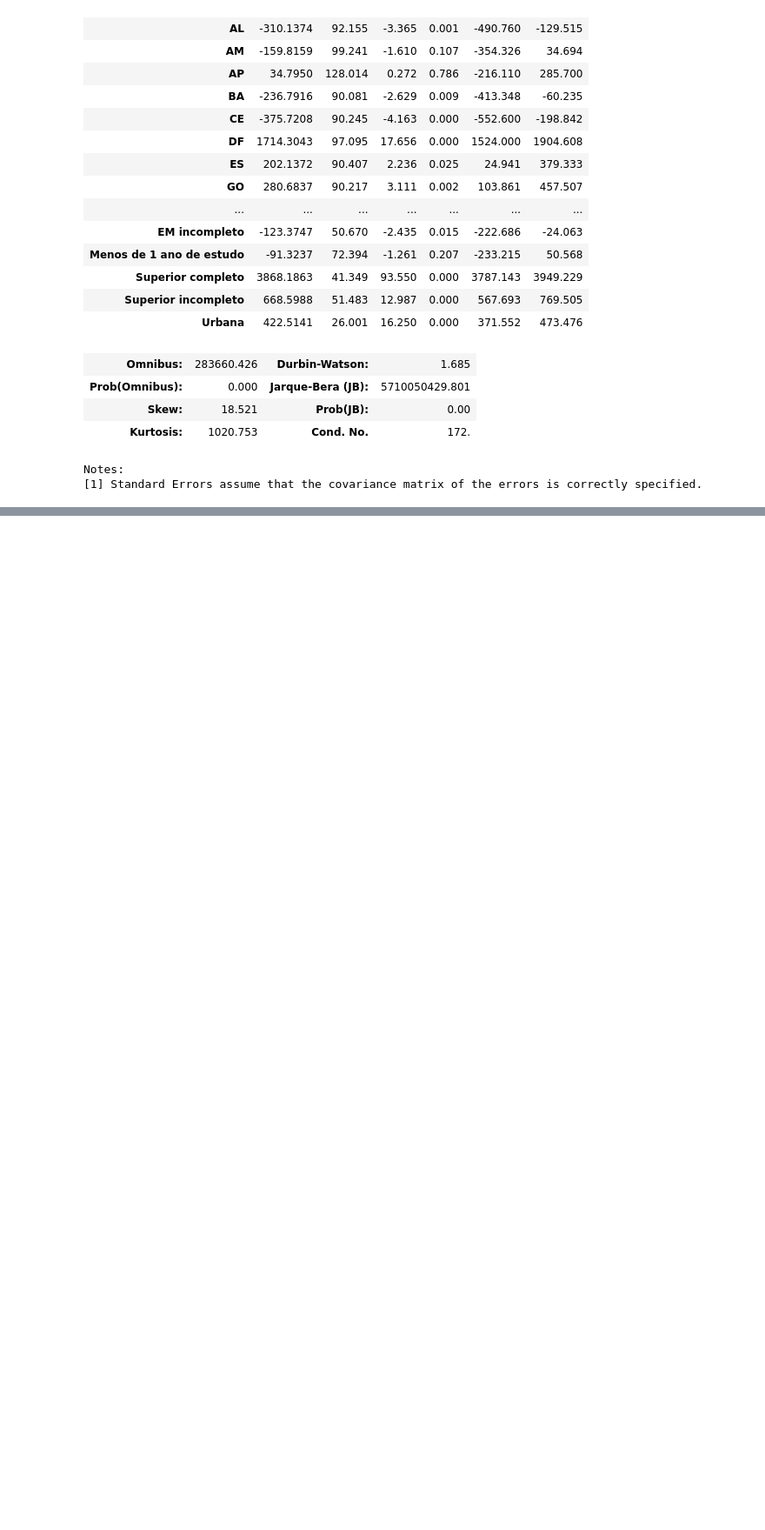
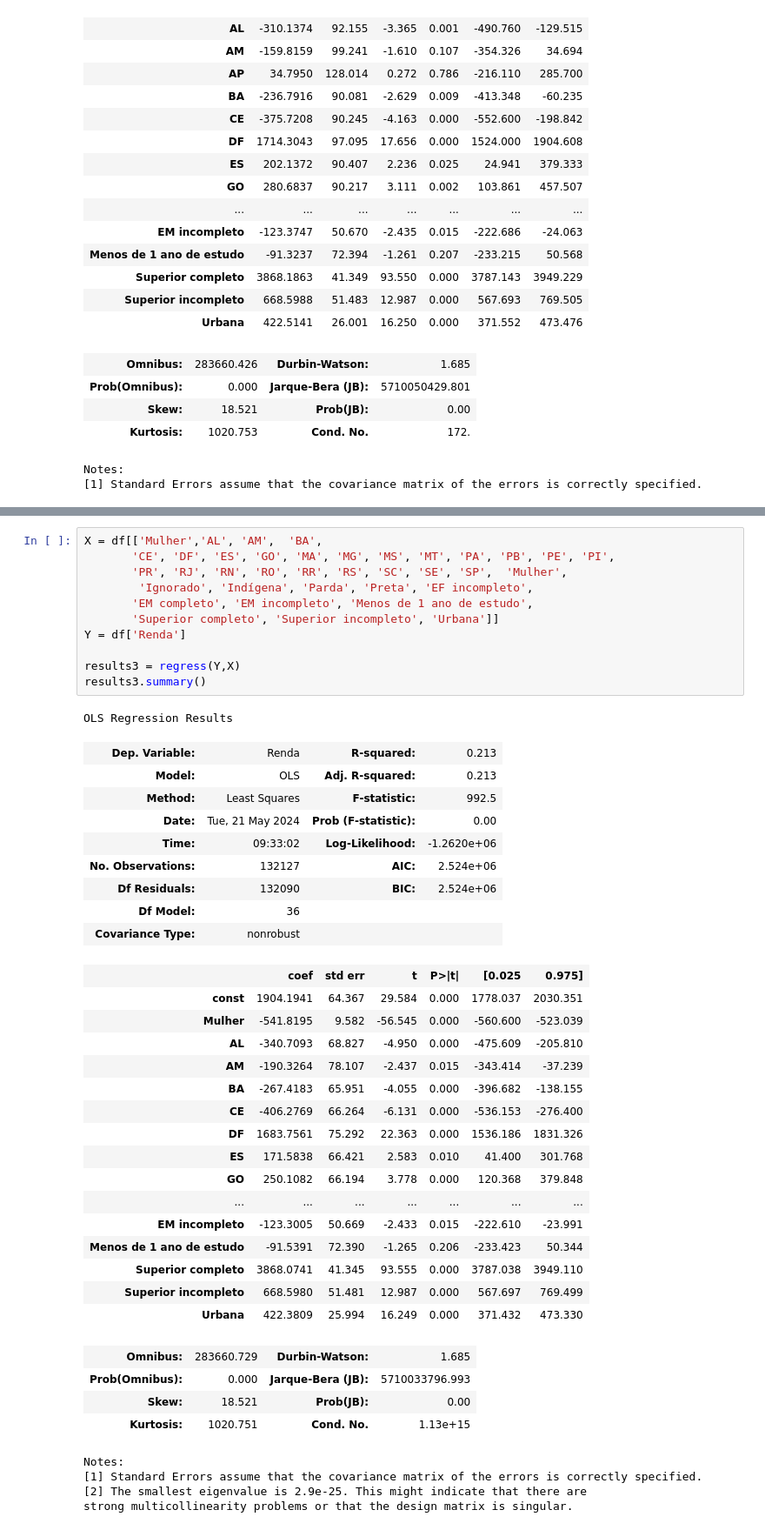
Before and after one commit to guilhermenakama/C_DADOS_PROJETO3, a Jupyter notebook: Database.ipynb, the cells around one changed output, grey strips where cells are left out. Shown: that part at 87% size. Cells and saved outputs as stored; diff of their text form; blank space fills up the shorter version.

```diff
--- a/Database.ipynb
+++ b/Database.ipynb
@@ -447,0 +540,46 @@ Notes:
+# %%
+X = df[['Mulher','AL', 'AM',  'BA',
+       'CE', 'DF', 'ES', 'GO', 'MA', 'MG', 'MS', 'MT', 'PA', 'PB', 'PE', 'PI',
+       'PR', 'RJ', 'RN', 'RO', 'RR', 'RS', 'SC', 'SE', 'SP',  'Mulher',
+        'Ignorado', 'Indígena', 'Parda', 'Preta', 'EF incompleto',
+       'EM completo', 'EM incompleto', 'Menos de 1 ano de estudo',
+       'Superior completo', 'Superior incompleto', 'Urbana']]
+Y = df['Renda']
+
+results3 = regress(Y,X)
+results3.summary()
+# %% [output]
+OLS Regression Results
+| Dep. Variable: | Renda | R-squared: | 0.213 |
+| Model: | OLS | Adj. R-squared: | 0.213 |
+| Method: | Least Squares | F-statistic: | 992.5 |
+| Date: | Tue, 21 May 2024 | Prob (F-statistic): | 0.00 |
+| Time: | 09:33:02 | Log-Likelihood: | -1.2620e+06 |
+| No. Observations: | 132127 | AIC: | 2.524e+06 |
+| Df Residuals: | 132090 | BIC: | 2.524e+06 |
+| Df Model: | 36 |  |  |
+| Covariance Type: | nonrobust |  |  |
+|  | coef | std err | t | P>|t| | [0.025 | 0.975] |
+| const | 1904.1941 | 64.367 | 29.584 | 0.000 | 1778.037 | 2030.351 |
+| Mulher | -541.8195 | 9.582 | -56.545 | 0.000 | -560.600 | -523.039 |
+| AL | -340.7093 | 68.827 | -4.950 | 0.000 | -475.609 | -205.810 |
+| AM | -190.3264 | 78.107 | -2.437 | 0.015 | -343.414 | -37.239 |
+| BA | -267.4183 | 65.951 | -4.055 | 0.000 | -396.682 | -138.155 |
+| CE | -406.2769 | 66.264 | -6.131 | 0.000 | -536.153 | -276.400 |
+| DF | 1683.7561 | 75.292 | 22.363 | 0.000 | 1536.186 | 1831.326 |
+| ES | 171.5838 | 66.421 | 2.583 | 0.010 | 41.400 | 301.768 |
+| GO | 250.1082 | 66.194 | 3.778 | 0.000 | 120.368 | 379.848 |
+| ... | ... | ... | ... | ... | ... | ... |
+| EM incompleto | -123.3005 | 50.669 | -2.433 | 0.015 | -222.610 | -23.991 |
+| Menos de 1 ano de estudo | -91.5391 | 72.390 | -1.265 | 0.206 | -233.423 | 50.344 |
+| Superior completo | 3868.0741 | 41.345 | 93.555 | 0.000 | 3787.038 | 3949.110 |
+| Superior incompleto | 668.5980 | 51.481 | 12.987 | 0.000 | 567.697 | 769.499 |
+| Urbana | 422.3809 | 25.994 | 16.249 | 0.000 | 371.432 | 473.330 |
+| Omnibus: | 283660.729 | Durbin-Watson: | 1.685 |
+| Prob(Omnibus): | 0.000 | Jarque-Bera (JB): | 5710033796.993 |
+| Skew: | 18.521 | Prob(JB): | 0.00 |
+| Kurtosis: | 1020.751 | Cond. No. | 1.13e+15 |
+Notes:
+[1] Standard Errors assume that the covariance matrix of the errors is correctly specified.
+[2] The smallest eigenvalue is 2.9e-25. This might indicate that there are
+strong multicollinearity problems or that the design matrix is singular.
```
Also changed, not shown: parts of 8 cells of this notebook.
